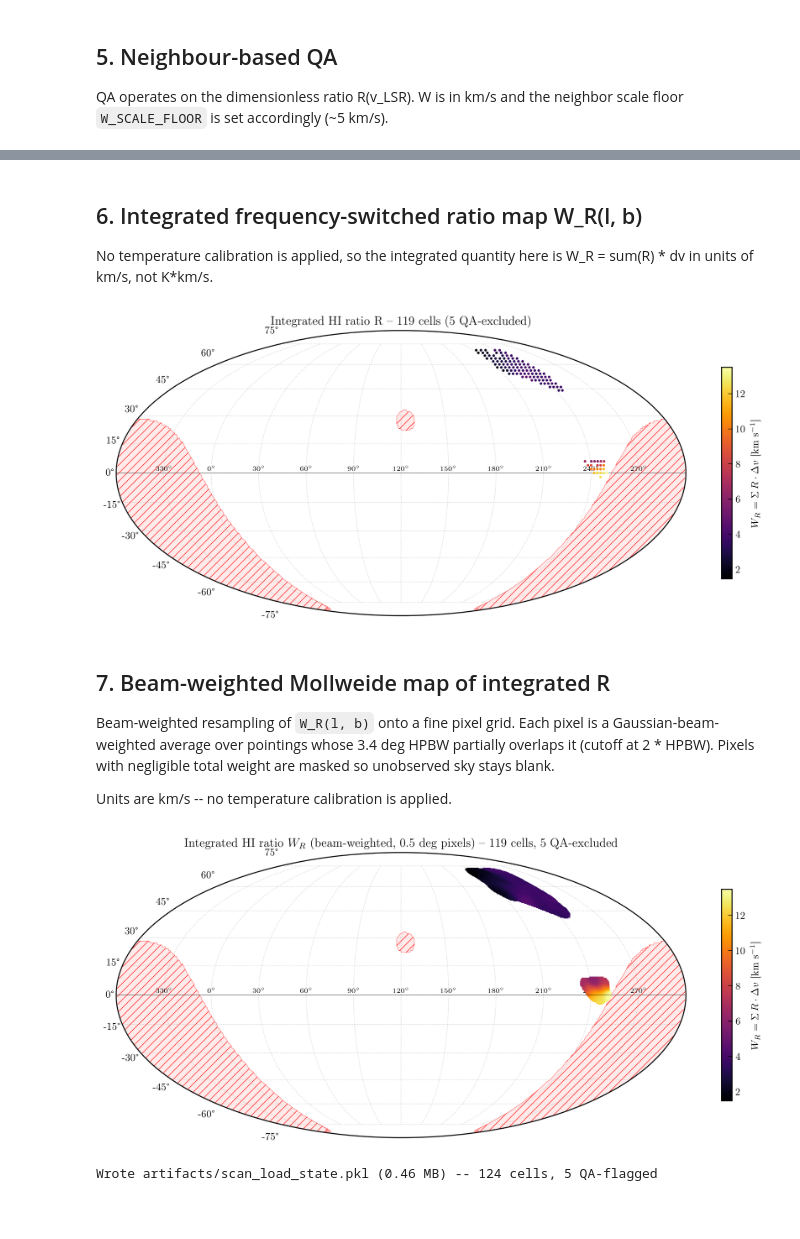
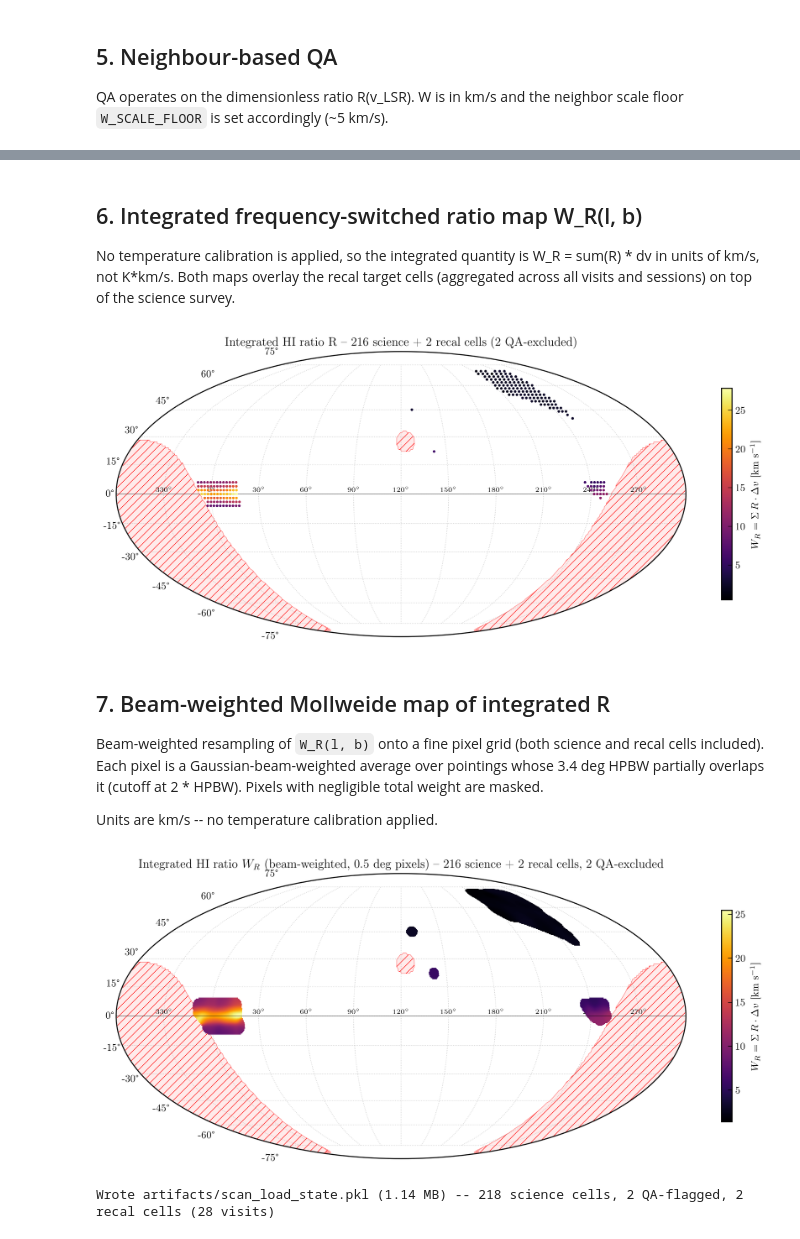
Before and after one commit to raw-asparagus/ay-121, a Jupyter notebook: labs/04/main_scan_load.ipynb, the cells around one changed output, grey strips where cells are left out. Saved outputs shown, nothing was run; the diff lists cells and outputs as text; code cells hidden in the pictures; blank space fills up the shorter version.

Commit message:
[LAB04] Refactor initial data ingest notebook

```diff
--- a/labs/04/main_scan_load.ipynb
+++ b/labs/04/main_scan_load.ipynb
@@ -1,17 +1,21 @@
 # %%
 from utils import (
     load_session_dumps,
+    load_recal_dumps,
     build_session_summary,
     preprocess_dumps,
     flag_outlier_dumps,
     vlsr_correction,
     build_overlap_grid,
     build_lsr_pairs,
+    build_recal_visits,
+    aggregate_recal_visits,
     flag_outlier_pairs,
     combine_viable_pairs,
     compute_cell_metrics,
     neighbor_qa,
     collect_reobserve,
+    assemble_W_R_arrays,
 )
 from plotters import (
     plot_spectra_grid,
@@ -36,7 +40,7 @@ HPBW_DEG = 3.4
 # NBLOCKS * NSAMPLES / fs (post-rewrite main pipeline)
 INT_TIME_S = 1025 * 16384 / SAMPLE_RATE_HZ  # ~5.25 s
 
-# --- RFI channel flagger ---
+# --- RFI channel flagger (applied to both pols) ---
 RFI_WINDOW = 15
 RFI_SIGMA = 10.0
 RFI_CHEB_DEGREE = 3
@@ -50,6 +54,9 @@ SHAPE_MIN_GROUP_SIZE = 3
 
 # --- Frequency switching ---
 EDGE_TRIM_MHZ = 0.256
+
+# --- Recal visit clustering ---
+RECAL_VISIT_GAP_SEC = 300.0  # > 5 min separates visits; <<= inter-visit gap
 
 # --- Cross-session pair filter (on dimensionless R) ---
 PAIR_NSIGMA = 5.0
@@ -92,5 +103,6 @@ get_ipython().run_line_magic('matplotlib', 'inline')
 # %%
 records = load_session_dumps(DATA_DIRS, skip_recal=True)
+recal_records = load_recal_dumps(DATA_DIRS)
 sessions = sorted({r['session'] for r in records})
 
 display(build_session_summary(records, INT_TIME_S))
@@ -98,7 +110,12 @@ display(build_session_summary(records, INT_TIME_S))
 n_sci = sum(1 for r in records if not r['noise_on'])
 n_cal = sum(1 for r in records if r['noise_on'])
 lo_unique = sorted({r['lo_mhz'] for r in records if not r['noise_on']})
-print(f'Total: {len(records)} dumps ({n_sci} obs, {n_cal} cal), '
+print(f'Science: {len(records)} dumps ({n_sci} obs, {n_cal} cal), '
       f'{len(sessions)} sessions, LO: {lo_unique}')
+
+recal_targets = sorted({r['target_id'] for r in recal_records})
+recal_sessions = sorted({r['session'] for r in recal_records})
+print(f'Recal:   {len(recal_records)} dumps across '
+      f'{len(recal_sessions)} sessions; targets: {recal_targets}')
 # %% [output]
 |  | Session | UTC Start | UTC End | Wall (min) | Obs. Cells | Dumps | Duty % |
@@ -216,12 +295,8 @@ Cells with <3 viable pairs: 0
 QA operates on the dimensionless ratio R(v_LSR). W is in km/s and the
 neighbor scale floor `W_SCALE_FLOOR` is set accordingly (~5 km/s).
 # %%
-cell_combined_qa = {
-    k: {'R_overlap': v['R'], 'n_pairs': v['n_pairs']}
-    for k, v in cell_combined.items()
-}
 cell_metrics = compute_cell_metrics(
-    cell_combined_qa, v_lsr_overlap, dv_kms,
+    cell_combined, v_lsr_overlap, dv_kms,
     min_valid_ch=METRIC_MIN_VALID_CH,
     noise_v_max_kms=METRIC_NOISE_V_MAX_KMS,
     signal_v_lo_kms=METRIC_SIGNAL_V_LO_KMS,
@@ -313,17 +382,13 @@ Saved artifacts/spectra_per_session.pdf (2 pages); excluded 5 cells (5 QA + 0 in
 # %% [markdown]
 ## 6. Integrated frequency-switched ratio map W_R(l, b)
 
-No temperature calibration is applied, so the integrated quantity here is
-W_R = sum(R) * dv in units of km/s, not K*km/s.
+No temperature calibration is applied, so the integrated quantity is
+W_R = sum(R) * dv in units of km/s, not K*km/s. Both maps overlay the
+recal target cells (aggregated across all visits and sessions) on top of
+the science survey.
 # %%
-cell_keys_clean = [k for k in cell_combined if k not in qa_flagged_set]
-gl_arr = np.array([k[0] for k in cell_keys_clean])
-gb_arr = np.array([k[1] for k in cell_keys_clean])
-R_stack = np.array([cell_combined[k]['R'] for k in cell_keys_clean])
-
-# Integrated frequency-switched ratio: W_R = sum(R) * dv  [km/s]
-W_R = np.nansum(R_stack, axis=1) * dv_kms
-valid_R = np.isfinite(W_R)
+arrs = assemble_W_R_arrays(cell_combined, recal_cells, qa_flagged_set, dv_kms)
+gl_arr, gb_arr, W_R, valid_R = arrs['gl'], arrs['gb'], arrs['W_R'], arrs['valid']
 
 fig, ax = plot_survey_mollweide(
     gl_arr[valid_R], gb_arr[valid_R], W_R[valid_R],
@@ -331,41 +396,45 @@ fig, ax = plot_survey_mollweide(
     cbar_label=r'$W_R = \Sigma\, R \cdot \Delta v$ [km s$^{-1}$]',
     cmap='inferno',
     marker_size=(SS_FINE + SS_MICRO) / 2,
-    title=f'Integrated HI ratio R -- {valid_R.sum()} cells ({len(qa_flagged_set)} QA-excluded)',
+    title=(f'Integrated HI ratio R -- {arrs["n_sci"]} science + '
+           f'{arrs["n_recal"]} recal cells '
+           f'({len(qa_flagged_set)} QA-excluded)'),
 )
 plt.show()
 # %% [output]
-[figure, old version]
+[figure, new version]
 # %% [markdown]
 ## 7. Beam-weighted Mollweide map of integrated R
 
-Beam-weighted resampling of `W_R(l, b)` onto a fine pixel grid. Each pixel
-is a Gaussian-beam-weighted average over pointings whose 3.4 deg HPBW
-partially overlaps it (cutoff at 2 * HPBW). Pixels with negligible total
-weight are masked so unobserved sky stays blank.
+Beam-weighted resampling of `W_R(l, b)` onto a fine pixel grid (both
+science and recal cells included). Each pixel is a Gaussian-beam-weighted
+average over pointings whose 3.4 deg HPBW partially overlaps it (cutoff
+at 2 * HPBW). Pixels with negligible total weight are masked.
 
-Units are km/s -- no temperature calibration is applied.
+Units are km/s -- no temperature calibration applied.
 # %%
 PIXEL_DEG = 0.5      # Mollweide pixel size (deg); finer than HPBW for smooth fill
 CUTOFF_HPBW = 2.0    # include pointings within this many HPBW of each pixel center
 
 fig, ax = plot_survey_mollweide_gridded(
     gl_arr[valid_R], gb_arr[valid_R], W_R[valid_R],
     center_l=MOLL_CENTER_L,
     cbar_label=r'$W_R = \Sigma\, R \cdot \Delta v$ [km s$^{-1}$]',
     cmap='inferno',
     hpbw_deg=HPBW_DEG,
     pixel_deg=PIXEL_DEG,
     cutoff_hpbw=CUTOFF_HPBW,
     title=(f'Integrated HI ratio $W_R$ (beam-weighted, {PIXEL_DEG} deg pixels) -- '
-           f'{int(valid_R.sum())} cells, {len(qa_flagged_set)} QA-excluded'),
+           f'{arrs["n_sci"]} science + {arrs["n_recal"]} recal cells, '
+           f'{len(qa_flagged_set)} QA-excluded'),
 )
 plt.show()
 # %% [output]
-[figure, old version]
+[figure, new version]
 # %%
 # Export state for scan_load_lv.ipynb / scan_load_diagnostics.ipynb.
 # No T-calibration: spectra in cell_combined are the dimensionless ratio R(v_LSR).
+# Recal visits and aggregated recal cells (both pols) are exported alongside.
 import pickle
 
 state = {
@@ -375,10 +444,13 @@ state = {
     'dv_kms': dv_kms,
     'overlap_mask': overlap_mask,
     'sessions': sessions,
+    'recal_visits': recal_visits,
+    'recal_cells': recal_cells,
 }
 with open(STATE_PATH, 'wb') as f:
     pickle.dump(state, f)
 print(f'Wrote {STATE_PATH} ({STATE_PATH.stat().st_size/1e6:.2f} MB) -- '
-      f'{len(cell_combined)} cells, {len(qa_flagged_set)} QA-flagged')
+      f'{len(cell_combined)} science cells, {len(qa_flagged_set)} QA-flagged, '
+      f'{len(recal_cells)} recal cells ({sum(len(v) for v in recal_visits.values())} visits)')
 # %% [output]
-Wrote artifacts/scan_load_state.pkl (0.46 MB) -- 124 cells, 5 QA-flagged
+Wrote artifacts/scan_load_state.pkl (1.14 MB) -- 218 science cells, 2 QA-flagged, 2 recal cells (28 visits)
```
Also changed, not shown: parts of 11 cells of this notebook, 12 other files.
